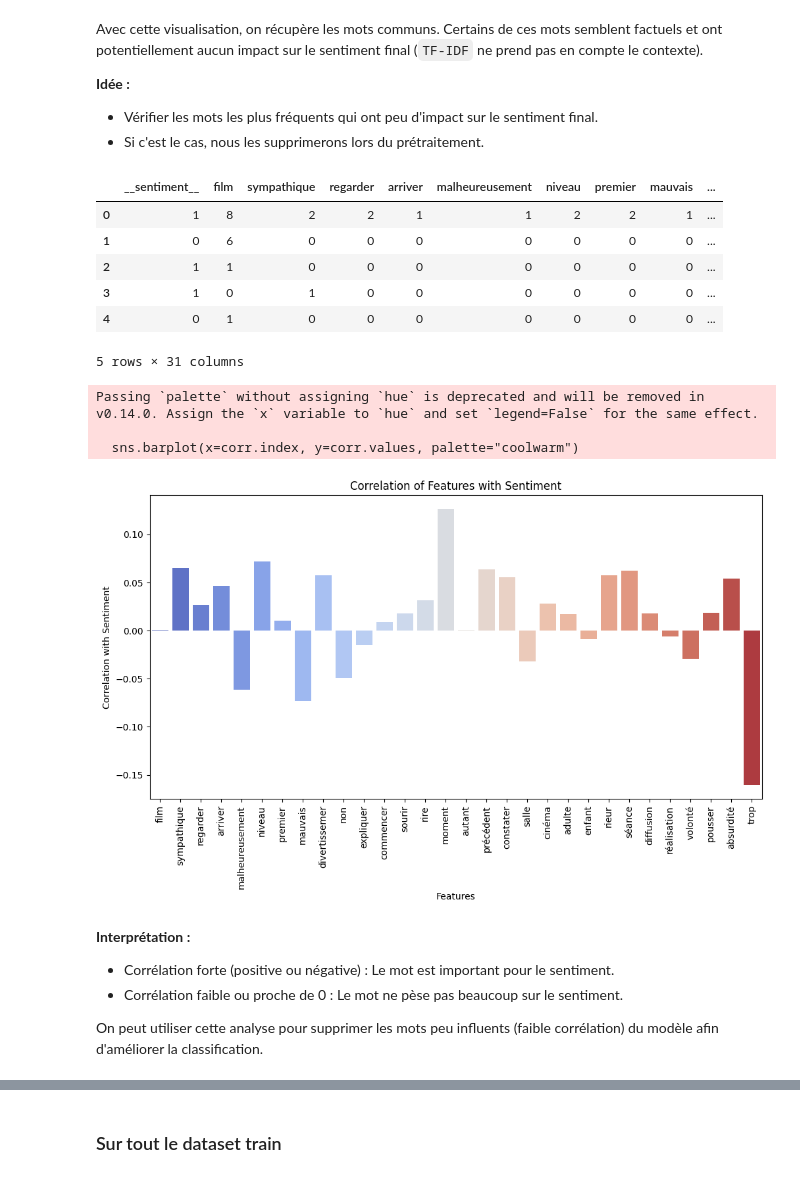
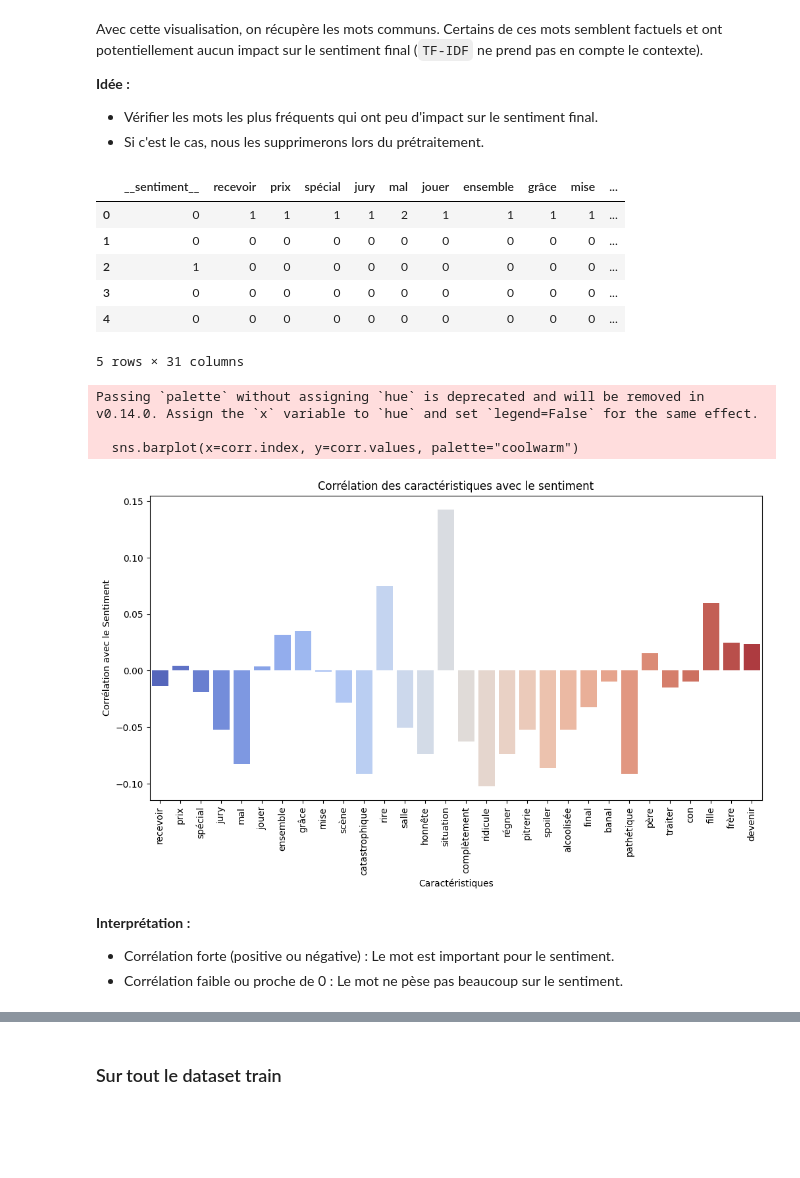
Before and after one commit to mchianale/datamining_project, a Jupyter notebook: tf-idf.ipynb, the cells around one changed output, grey strips where cells are left out. Saved outputs shown, nothing was run; the diff lists cells and outputs as text; code cells hidden in the pictures; blank space fills up the shorter version.

```diff
--- a/tf-idf.ipynb
+++ b/tf-idf.ipynb
@@ -8,7 +8,7 @@ data = {
     #'test' : None
 }
 for df_name in data.keys():
-    data[df_name] = pd.read_csv(f"final_dataset/{df_name}.csv")
+    data[df_name] = pd.read_csv(f"final_dataset/{df_name}.csv", sep='~')
 # %%
 data['train'].head()
 # %% [output]
@@ -86,6 +88,8 @@ def preprocess(text : str)->str:
             tokens[i] = False
 
     tokens = [tokens[i] for i in range(len(tokens)) if tokens[i] != False]
+    assert len(tokens) >= 1
+
     return " ".join(tokens)
 print('text before :', sample_data[0])
 new_text = preprocess(sample_data[0])
@@ -195,41 +199,40 @@ def wordBalancedOnSentiment(word_freq :list, df : pd.DataFrame, top=None):
 df_words = wordBalancedOnSentiment(list(word_freq.items()), df, 30)
 df_words.head()
 # %% [output]
-|  | __sentiment__ | film | sympathique | regarder | arriver | malheureusement | niveau | premier | mauvais | ... |
-| 0 | 1 | 8 | 2 | 2 | 1 | 1 | 2 | 2 | 1 | ... |
-| 1 | 0 | 6 | 0 | 0 | 0 | 0 | 0 | 0 | 0 | ... |
-| 2 | 1 | 1 | 0 | 0 | 0 | 0 | 0 | 0 | 0 | ... |
-| 3 | 1 | 0 | 1 | 0 | 0 | 0 | 0 | 0 | 0 | ... |
-| 4 | 0 | 1 | 0 | 0 | 0 | 0 | 0 | 0 | 0 | ... |
+|  | __sentiment__ | recevoir | prix | spécial | jury | mal | jouer | ensemble | grâce | mise | ... |
+| 0 | 0 | 1 | 1 | 1 | 1 | 2 | 1 | 1 | 1 | 1 | ... |
+| 1 | 0 | 0 | 0 | 0 | 0 | 0 | 0 | 0 | 0 | 0 | ... |
+| 2 | 1 | 0 | 0 | 0 | 0 | 0 | 0 | 0 | 0 | 0 | ... |
+| 3 | 0 | 0 | 0 | 0 | 0 | 0 | 0 | 0 | 0 | 0 | ... |
+| 4 | 0 | 0 | 0 | 0 | 0 | 0 | 0 | 0 | 0 | 0 | ... |
 5 rows × 31 columns
 # %%
 import seaborn as sns
-# Compute correlation of all columns with __sentiment__
+
+# Calculer la corrélation de toutes les colonnes avec __sentiment__
 corr = df_words.corr()["__sentiment__"].drop("__sentiment__")
 
-# Plot a bar chart
+# Tracer un diagramme en barres
 plt.figure(figsize=(12, 6))
 sns.barplot(x=corr.index, y=corr.values, palette="coolwarm")
 
-# Rotate x labels for readability
+# Faire pivoter les étiquettes de l'axe X pour améliorer la lisibilité
 plt.xticks(rotation=90)
-plt.xlabel("Features")
-plt.ylabel("Correlation with Sentiment")
-plt.title("Correlation of Features with Sentiment")
+plt.xlabel("Caractéristiques")
+plt.ylabel("Corrélation avec le Sentiment")
+plt.title("Corrélation des caractéristiques avec le sentiment")
 
-# Show the plot
+# Afficher le graphique
 plt.show()
 # %% [output]
 Passing `palette` without assigning `hue` is deprecated and will be removed in v0.14.0. Assign the `x` variable to `hue` and set `legend=False` for the same effect.
 
   sns.barplot(x=corr.index, y=corr.values, palette="coolwarm")
-[figure, old version]
+[figure, new version]
 # %% [markdown]
 **Interprétation :**
 - Corrélation forte (positive ou négative) : Le mot est important pour le sentiment.
 - Corrélation faible ou proche de 0 : Le mot ne pèse pas beaucoup sur le sentiment.
-
-On peut utiliser cette analyse pour supprimer les mots peu influents (faible corrélation) du modèle afin d'améliorer la classification.
 # %%
 corr.describe()
 # %% [output]
```
Also changed, not shown: parts of 48 cells of this notebook, 5 other files.
